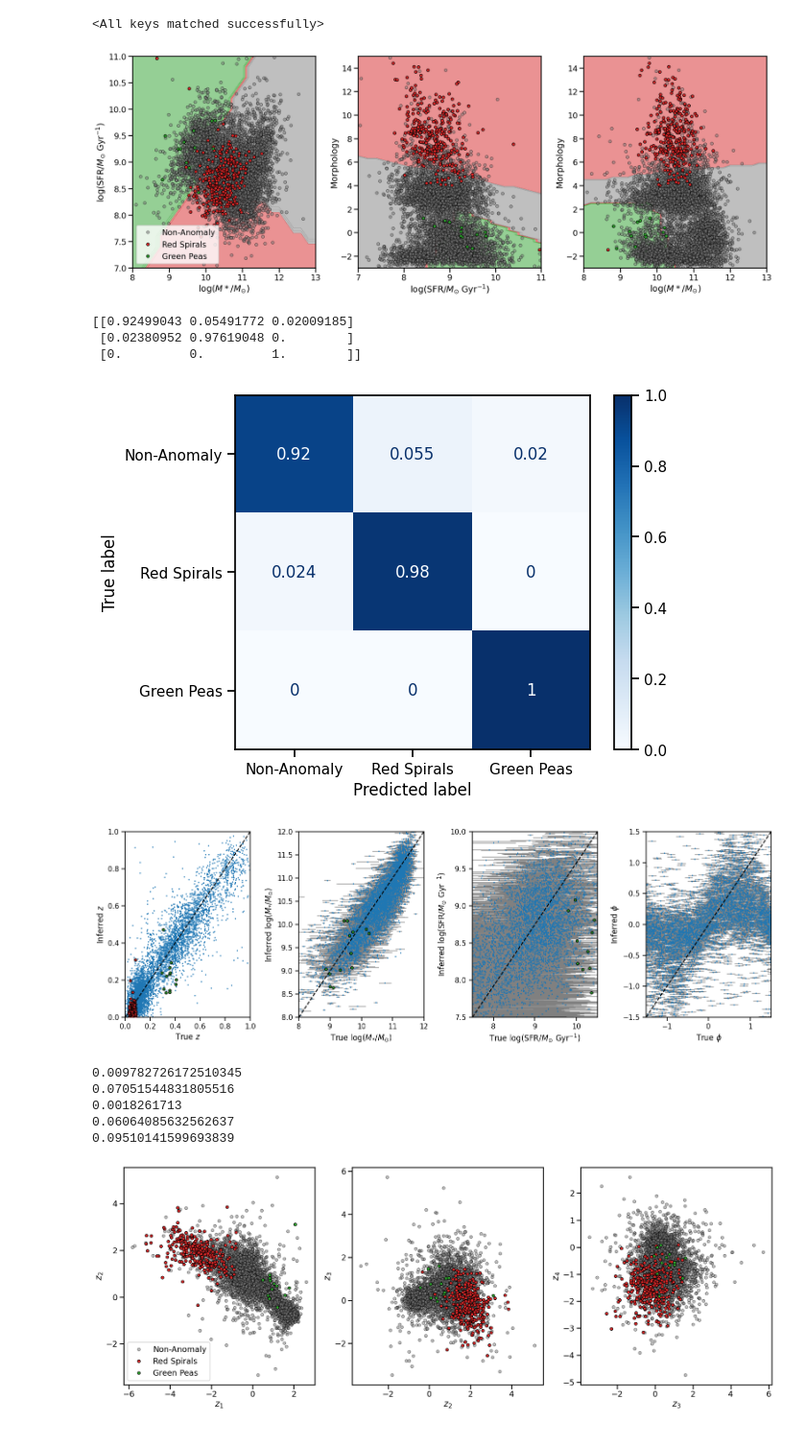
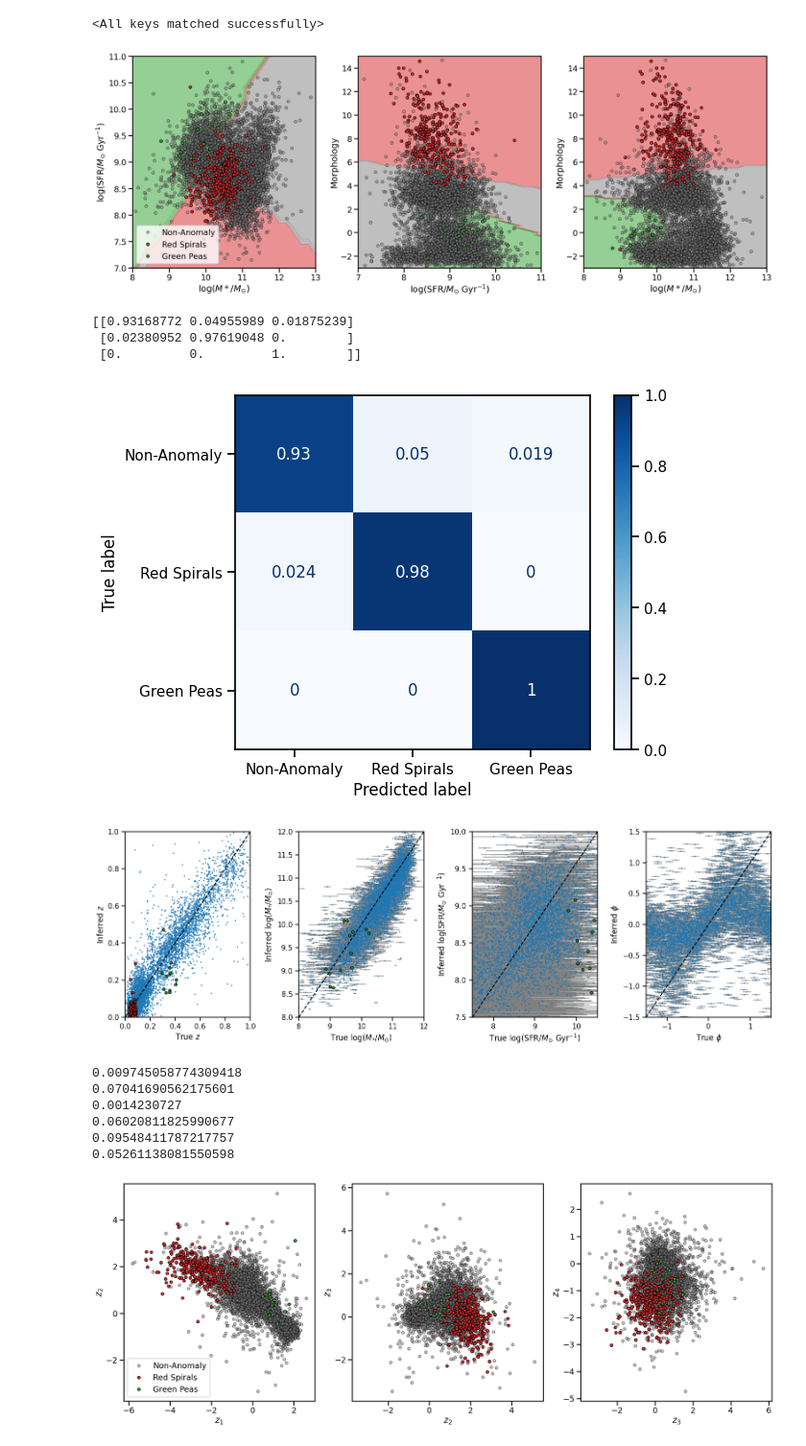
Before and after one commit to alexandergagliano/neurIPS_physics_CVAE, a Jupyter notebook: findAnomalies.ipynb, the cells around one changed output. Shown at 96% size. Saved outputs shown, nothing was run; the diff lists cells and outputs as text; code cells hidden in the pictures.

```diff
--- a/findAnomalies.ipynb
+++ b/findAnomalies.ipynb
@@ -43,7 +43,7 @@ images2 = np.load("/Users/alexgagliano/Documents/Research/GalaxyAutoencoder//Zou
 all_images = np.concatenate([images1, images2])
 
 rsp_data = np.load("/Users/alexgagliano/Documents/Research/GalaxyAutoencoder/RedSpirals.npz")
-gp_data = np.load("/Users/alexgagliano/Documents/Research/GalaxyAutoencoder/RedSpirals.npz")
+gp_data = np.load("/Users/alexgagliano/Documents/Research/GalaxyAutoencoder/GreenPeas.npz")
 
 rsps_images = rsp_data['x']
 rsps_features = rsp_data['y']
@@ -103,14 +103,14 @@ def transform_images(images, all_images):
 # %%
 rsps_images_rescaled = transform_images(rsps_images, all_images)
 gp_images_rescaled = transform_images(gp_images, all_images)
+# %%
+all_vals_rescaled = np.concatenate([rsps_images_rescaled, gp_images_rescaled, np.array(images_rescaled)[valid_idxs]])
+all_vals_rescaled = [F.interpolate(transform(x).unsqueeze(0), size=(69, 69), mode='bicubic').squeeze() for x in all_vals_rescaled]
+y_anomaly = np.concatenate([np.ones(294), [2]*13, np.zeros(len(images_rescaled[valid_idxs]))])
 # %%
 rsps_images_rescaled = [F.interpolate(transform(x).unsqueeze(0), size=(69, 69), mode='bicubic').squeeze() for x in rsps_images_rescaled]
 gp_images_rescaled = [F.interpolate(transform(x).unsqueeze(0), size=(69, 69), mode='bicubic').squeeze() for x in gp_images_rescaled]
 onlyval_images_rescaled = [F.interpolate(transform(x).unsqueeze(0), size=(69, 69), mode='bicubic').squeeze() for x in images_rescaled[valid_idxs]]
-# %%
-all_vals_rescaled = np.concatenate([rsps_images_rescaled, gp_images_rescaled, images_rescaled[valid_idxs]])
-all_vals_rescaled = [F.interpolate(transform(x).unsqueeze(0), size=(69, 69), mode='bicubic').squeeze() for x in all_vals_rescaled]
-y_anomaly = np.concatenate([np.ones(294), [2]*13, np.zeros(len(images_rescaled[valid_idxs]))])
 # %%
 #define and load model
 class ConvVAE(nn.Module):
@@ -287,9 +287,9 @@ for name, group in groups:
     axs[2].set_xlabel(r"log($M*/M_{\odot}$)");
     axs[2].set_ylabel("Morphology");
 plt.tight_layout()
-plt.savefig("AnomalyDetection_physicsVAE.png",dpi=200, bbox_inches='tight')
+#plt.savefig("AnomalyDetection_physicsVAE.png",dpi=200, bbox_inches='tight')
 # %% [output]
-[figure, old version]
+[figure, new version]
 # %%
 # create a confusion matrix distinguishing between classes, using all 5 features
 sns.set_context("notebook")
@@ -313,11 +313,12 @@ disp = ConfusionMatrixDisplay.from_estimator(
 print(disp.confusion_matrix)
 plt.show()
 # %% [output]
-[[0.92499043 0.05491772 0.02009185]
+[[0.93168772 0.04955989 0.01875239]
  [0.02380952 0.97619048 0.        ]
  [0.         0.         1.        ]]
-[figure, old version]
+[figure, new version]
 # %%
+gp_ds = GalaxyDataset(gp_images_rescaled, gp_features, None)
 gp_loader = DataLoader(
     gp_ds,
     batch_size=128,
@@ -346,78 +347,82 @@ onlyval_loader = DataLoader(
 # %%
 fig, axs = plt.subplots(1, 4, figsize=(15, 5))
 
-mu_list = []
-y_list = []
-logvar_list = []
+mu_list_onlyval = []
+y_list_onlyval = []
+images_onlyval = []
 for x, y in onlyval_loader:
     x = x.to(device)
     x_hat, mu, logvar = model(x)
-    mu_list.append(mu.detach().numpy())
-    y_list.append(y.detach().numpy())
-    logvar_list.append(logvar.detach().numpy())
-mu_list = np.concatenate(mu_list)
-logvar_list = np.concatenate(logvar_list)
-y_list = np.concatenate(y_list)
-
+    mu_list_onlyval.append(mu.detach().numpy())
+    y_list_onlyval.append(y.detach().numpy())
+    images_onlyval.append(x.detach().numpy())
+mu_list_onlyval = np.concatenate(mu_list_onlyval)
+y_list_onlyval = np.concatenate(y_list_onlyval)
+images_onlyval = np.concatenate(images_onlyval)
 
 mu_list_gp = []
 y_list_gp = []
+images_gp = []
 for x, y in gp_loader:
     x = x.to(device)
     x_hat, mu, logvar = model(x)
     mu_list_gp.append(mu.detach().numpy())
     y_list_gp.append(y.detach().numpy())
+    images_gp.append(x.detach().numpy())
 mu_list_gp = np.concatenate(mu_list_gp)
 y_list_gp = np.concatenate(y_list_gp)
-
+images_gp = np.concatenate(images_gp)
 
 mu_list_rsps = []
 y_list_rsps = []
+images_rsps = []
 for x, y in rsps_loader:
     x = x.to(device)
     x_hat, mu, logvar = model(x)
     mu_list_rsps.append(mu.detach().numpy())
     y_list_rsps.append(y.detach().numpy())
+    images_rsps.append(x.detach().numpy())
 mu_list_rsps = np.concatenate(mu_list_rsps)
 y_list_rsps = np.concatenate(y_list_rsps)
+images_rsps = np.concatenate(images_rsps)
 
 axs = axs.ravel()
 
-axs[0].plot(y_list[:, 0], mu_list[:, 1], 'o', ms=1);
+axs[0].plot(y_list_onlyval[:, 0], mu_list_onlyval[:, 1], 'o', ms=1);
 axs[0].plot(y_list_gp[:, 0], mu_list_gp[:, 1], 'o', ms=4, lw=1, mec='k', color='tab:green', zorder=50);
 axs[0].plot(y_list_rsps, mu_list_rsps[:, 1], 'o', ms=4, lw=1, mec='k', color='tab:red', zorder=50);
 axs[0].plot([0, 1], [0, 1], ls='--', c='k')
 axs[0].set_xlim((0, 1))
 axs[0].set_ylim((0, 1))
 axs[0].set_xlabel(r"True $z$")
 axs[0].set_ylabel(r"Inferred $z$")
 
-axs[1].errorbar(y_list[:, 1], mu_list[:, 2], xerr=y_list[:, 3], fmt='o', ms=1, lw=1, ecolor='gray');
+axs[1].errorbar(y_list_onlyval[:, 1], mu_list_onlyval[:, 2], xerr=y_list_onlyval[:, 3], fmt='o', ms=1, lw=1, ecolor='gray');
 axs[1].plot(y_list_gp[:, 1], mu_list_gp[:, 2], 'o', ms=4, lw=1, mec='k', color='tab:green', zorder=50);
 axs[1].plot([8, 12], [8, 12], ls='--', c='k', zorder=100)
 axs[1].set_xlim((8, 12))
 axs[1].set_ylim((8, 12))
 axs[1].set_xlabel(r"True log($M_{*}/M_{\odot}$)")
 axs[1].set_ylabel(r"Inferred log($M_{*}/M_{\odot}$)")
 
-axs[2].errorbar(y_list[:, 2], mu_list[:, 3], xerr=y_list[:, 4], fmt='o', ms=1, lw=1, ecolor='gray');
+axs[2].errorbar(y_list_onlyval[:, 2], mu_list_onlyval[:, 3], xerr=y_list_onlyval[:, 4], fmt='o', ms=1, lw=1, ecolor='gray');
 axs[2].plot(y_list_gp[:, 2], mu_list_gp[:, 3], 'o', ms=4, lw=1, color='tab:green', mec='k', zorder=50);
 axs[2].plot([7.5, 10.5], [7.5, 10], ls='--', c='k', zorder=100)
 axs[2].set_xlim((7.5, 10.5))
 axs[2].set_ylim((7.5, 10))
 axs[2].set_xlabel(r"True log(SFR/$M_{\odot}$ Gyr$^{-1}$)")
 axs[2].set_ylabel(r"Inferred log(SFR/$M_{\odot}$ Gyr$^{-1}$)")
 plt.tight_layout()
 
-axs[3].errorbar(y_list[:, 5], mu_list[:, 0], xerr=0.1, fmt='o', ms=1, lw=1, ecolor='gray');
+axs[3].errorbar(y_list_onlyval[:, 5], mu_list_onlyval[:, 0], xerr=0.1, fmt='o', ms=1, lw=1, ecolor='gray');
 axs[3].plot([-1.5, 1.5], [-1.5, 1.5], ls='--', c='k', zorder=100)
 axs[3].set_xlim((-1.5, 1.5))
 axs[3].set_ylim((-1.5, 1.5))
 axs[3].set_xlabel(r"True $\phi$");
 axs[3].set_ylabel(r"Inferred $\phi$");
 #plt.suptitle("VAE-inferred properties, 5 latent features", y=1.1);
-plt.savefig("./VaeProps_vsTrue_decoupledMSE_grz_d5_learnedpa.png")
+#plt.savefig("./VaeProps_vsTrue_decoupledMSE_grz_d5_learnedpa.png")
 # %% [output]
-[figure, old version]
+[figure, new version]
 # %%
 # photo-z performance metrics
@@ -434,12 +439,16 @@ print(np.nanmean(y_list[:, 0]- mu_list[:, 1]))
 print(1.48*np.nanmedian(np.abs(y_list[:, 0]- mu_list[:, 1])/(1+y_list[:, 0])))
 #outlier fraction > 0.15
 print(np.nansum(np.abs(y_list[:, 0]- mu_list[:, 1]) > 0.15)/len(y_list[:, 0]))
+#MAD
+from scipy.stats import median_abs_deviation as mad
+print(mad(y_list[:, 0]- mu_list[:, 1]))
 # %% [output]
-0.009782726172510345
-0.07051544831805516
-0.0018261713
-0.06064085632562637
-0.09510141599693839
+0.009745058774309418
+0.07041690562175601
+0.0014230727
+0.06020811825990677
+0.09548411787217757
+0.05261138081550598
 # %%
 mu_list_uninf = []
 y_list_uninf = []
```
Also changed, not shown: parts of 7 cells of this notebook.
